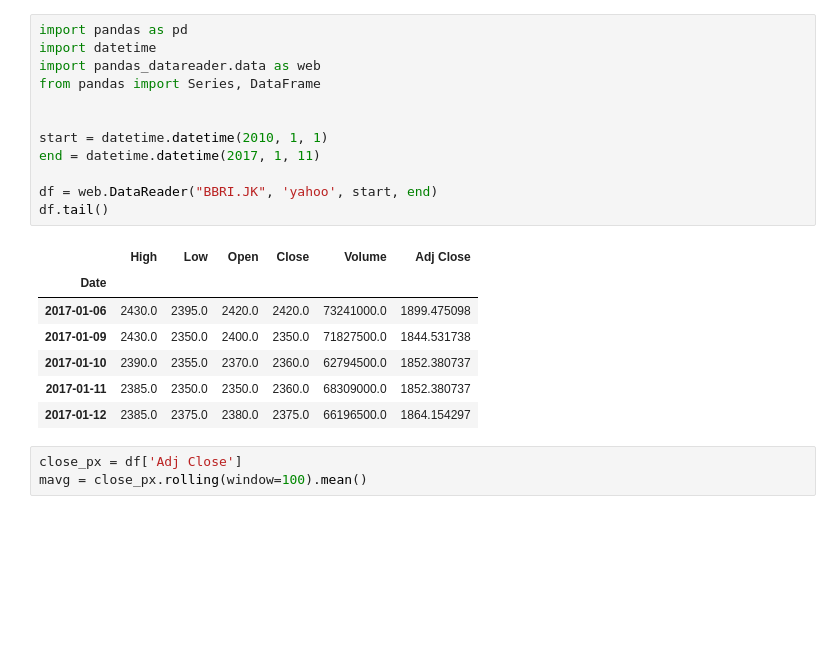
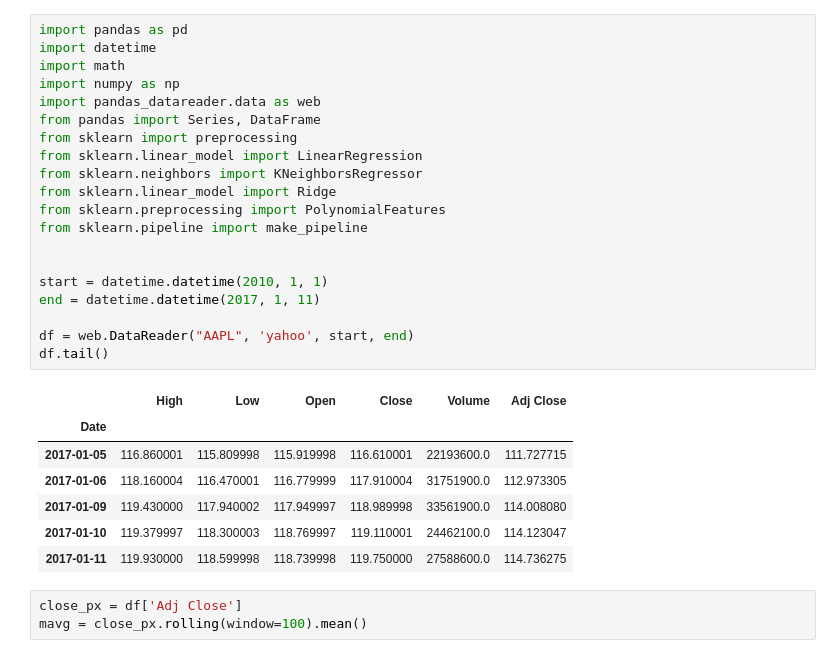
Before and after one commit to gkuwanto/AAPL_Regression, a Jupyter notebook: Stock.ipynb, the cells around one changed output. Drawn from its saved outputs; the diff is of its cells as text; blank space fills up the shorter version.

```diff
--- a/Stock.ipynb
+++ b/Stock.ipynb
@@ -1,23 +1,31 @@
 # %%
 import pandas as pd
 import datetime
+import math
+import numpy as np
 import pandas_datareader.data as web
 from pandas import Series, DataFrame
+from sklearn import preprocessing
+from sklearn.linear_model import LinearRegression
+from sklearn.neighbors import KNeighborsRegressor
+from sklearn.linear_model import Ridge
+from sklearn.preprocessing import PolynomialFeatures
+from sklearn.pipeline import make_pipeline
 
 
 start = datetime.datetime(2010, 1, 1)
 end = datetime.datetime(2017, 1, 11)
 
-df = web.DataReader("BBRI.JK", 'yahoo', start, end)
+df = web.DataReader("AAPL", 'yahoo', start, end)
 df.tail()
 # %% [output]
 |  | High | Low | Open | Close | Volume | Adj Close |
 | Date |  |  |  |  |  |  |
-| 2017-01-06 | 2430.0 | 2395.0 | 2420.0 | 2420.0 | 73241000.0 | 1899.475098 |
-| 2017-01-09 | 2430.0 | 2350.0 | 2400.0 | 2350.0 | 71827500.0 | 1844.531738 |
-| 2017-01-10 | 2390.0 | 2355.0 | 2370.0 | 2360.0 | 62794500.0 | 1852.380737 |
-| 2017-01-11 | 2385.0 | 2350.0 | 2350.0 | 2360.0 | 68309000.0 | 1852.380737 |
-| 2017-01-12 | 2385.0 | 2375.0 | 2380.0 | 2375.0 | 66196500.0 | 1864.154297 |
+| 2017-01-05 | 116.860001 | 115.809998 | 115.919998 | 116.610001 | 22193600.0 | 111.727715 |
+| 2017-01-06 | 118.160004 | 116.470001 | 116.779999 | 117.910004 | 31751900.0 | 112.973305 |
+| 2017-01-09 | 119.430000 | 117.940002 | 117.949997 | 118.989998 | 33561900.0 | 114.008080 |
+| 2017-01-10 | 119.379997 | 118.300003 | 118.769997 | 119.110001 | 24462100.0 | 114.123047 |
+| 2017-01-11 | 119.930000 | 118.599998 | 118.739998 | 119.750000 | 27588600.0 | 114.736275 |
 # %%
 close_px = df['Adj Close']
 mavg = close_px.rolling(window=100).mean()
```
Also changed, not shown: parts of 11 cells of this notebook.
